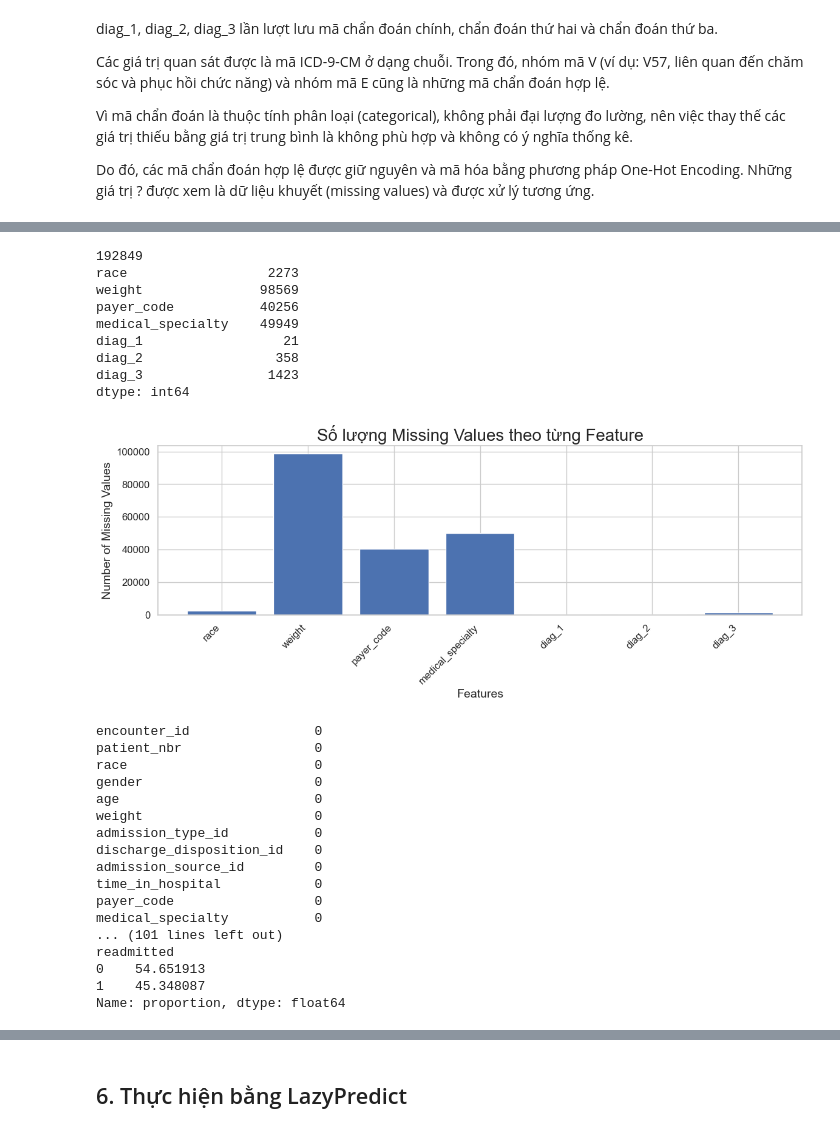
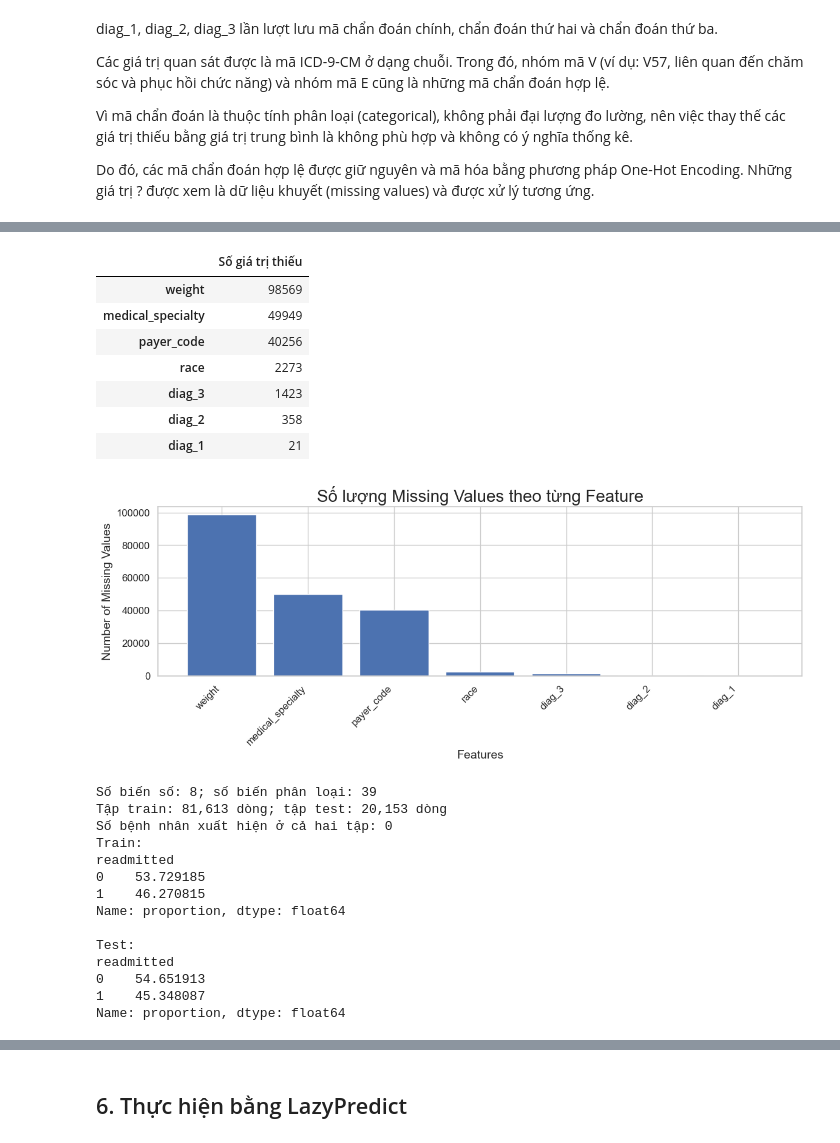
Before and after one commit to ThietBuiCong/BTL_PTDL, a Jupyter notebook: code/main_uci.ipynb, the cells around one changed output, grey strips where cells are left out. Saved outputs shown, nothing was run; the diff lists cells and outputs as text; code cells hidden in the pictures.

```diff
--- a/code/main_uci.ipynb
+++ b/code/main_uci.ipynb
@@ -163,73 +166,67 @@ Do đó, các mã chẩn đoán hợp lệ được giữ nguyên và mã hóa b
 # %%
-data = raw_data.copy()
-placeholder_count = int((data == "?").sum().sum())# Xử lý ? sang Null
-print(placeholder_count)
 
-missing_counts = (data == "?").sum()
-print(missing_counts[missing_counts > 0])
-missing_counts = missing_counts[missing_counts > 0]
+missing_counts = (raw_data == "?").sum()
+missing_counts = missing_counts[missing_counts > 0].sort_values(ascending=False)
+display(missing_counts.rename("Số giá trị thiếu").to_frame())
 plt.figure(figsize=(12, 5))
 plt.bar(missing_counts.index, missing_counts.values)
 plt.title("Số lượng Missing Values theo từng Feature")
 plt.xlabel("Features")
 plt.ylabel("Number of Missing Values")
 plt.xticks(rotation=45, ha="right")
 plt.tight_layout()
 plt.show()
 
+data = raw_data.copy()
 data.replace("?", np.nan, inplace=True)
-
-print(data[data["weight"]=="?"].count())
-data.drop(columns=["weight"], inplace=True)# Bỏ cột weight do missing quá nhiều
 
 
 target = data["readmitted"].astype(str).str.strip().str.upper().ne("NO").astype("int8")
 patient_groups = data["patient_nbr"].copy()
 features = data.drop(columns=["readmitted", "encounter_id", "patient_nbr"])
-features.info()
 
-numeric_features = features.select_dtypes(include="number").columns.tolist()
-categorical_features = features.select_dtypes(exclude="number").columns.tolist()
+id_columns = ["admission_type_id", "discharge_disposition_id", "admission_source_id"]
+numeric_features = [
+    column for column in features.select_dtypes(include="number").columns
+    if column not in id_columns
+]
+categorical_features = [column for column in features.columns if column not in numeric_features]
+print(f"Số biến số: {len(numeric_features)}; số biến phân loại: {len(categorical_features)}")
 
 splitter = GroupShuffleSplit(n_splits=1, test_size=0.2, random_state=42)
 train_indices, test_indices = next(splitter.split(features, target, groups=patient_groups))
 X_train, X_test = features.iloc[train_indices], features.iloc[test_indices]
 y_train, y_test = target.iloc[train_indices], target.iloc[test_indices]
 train_patients = set(patient_groups.iloc[train_indices])
 test_patients = set(patient_groups.iloc[test_indices])
-print(f"Tập train train: {len(X_train):,} dòng; tập test: {len(X_test):,} dòng")
-print(f"{len(train_patients & test_patients)}")
+print(f"Tập train: {len(X_train):,} dòng; tập test: {len(X_test):,} dòng")
+print(f"Số bệnh nhân xuất hiện ở cả hai tập: {len(train_patients & test_patients)}")
 print("Train:")
 print(y_train.value_counts(normalize=True) * 100)
-
 print("\nTest:")
 print(y_test.value_counts(normalize=True) * 100)
 # %% [output]
+|  | Số giá trị thiếu |
+| weight | 98569 |
+| medical_specialty | 49949 |
+| payer_code | 40256 |
+| race | 2273 |
+| diag_3 | 1423 |
+| diag_2 | 358 |
+| diag_1 | 21 |
+[figure, new version]
-192849
-race                  2273
-weight               98569
-payer_code           40256
-medical_specialty    49949
-diag_1                  21
-diag_2                 358
-diag_3                1423
-dtype: int64
+Số biến số: 8; số biến phân loại: 39
+Tập train: 81,613 dòng; tập test: 20,153 dòng
+Số bệnh nhân xuất hiện ở cả hai tập: 0
+Train:
+readmitted
+0    53.729185
+1    46.270815
+Name: proportion, dtype: float64
+
+Test:
+readmitted
+0    54.651913
+1    45.348087
+Name: proportion, dtype: float64
-[figure, old version]
-encounter_id                0
-patient_nbr                 0
-race                        0
-gender                      0
-age                         0
-weight                      0
-admission_type_id           0
-discharge_disposition_id    0
-admission_source_id         0
-time_in_hospital            0
-payer_code                  0
-medical_specialty           0
-... (101 lines left out)
-readmitted
-0    54.651913
-1    45.348087
-Name: proportion, dtype: float64
 # %% [markdown]
```
Also changed, not shown: parts of 10 cells of this notebook, 6 other files.
